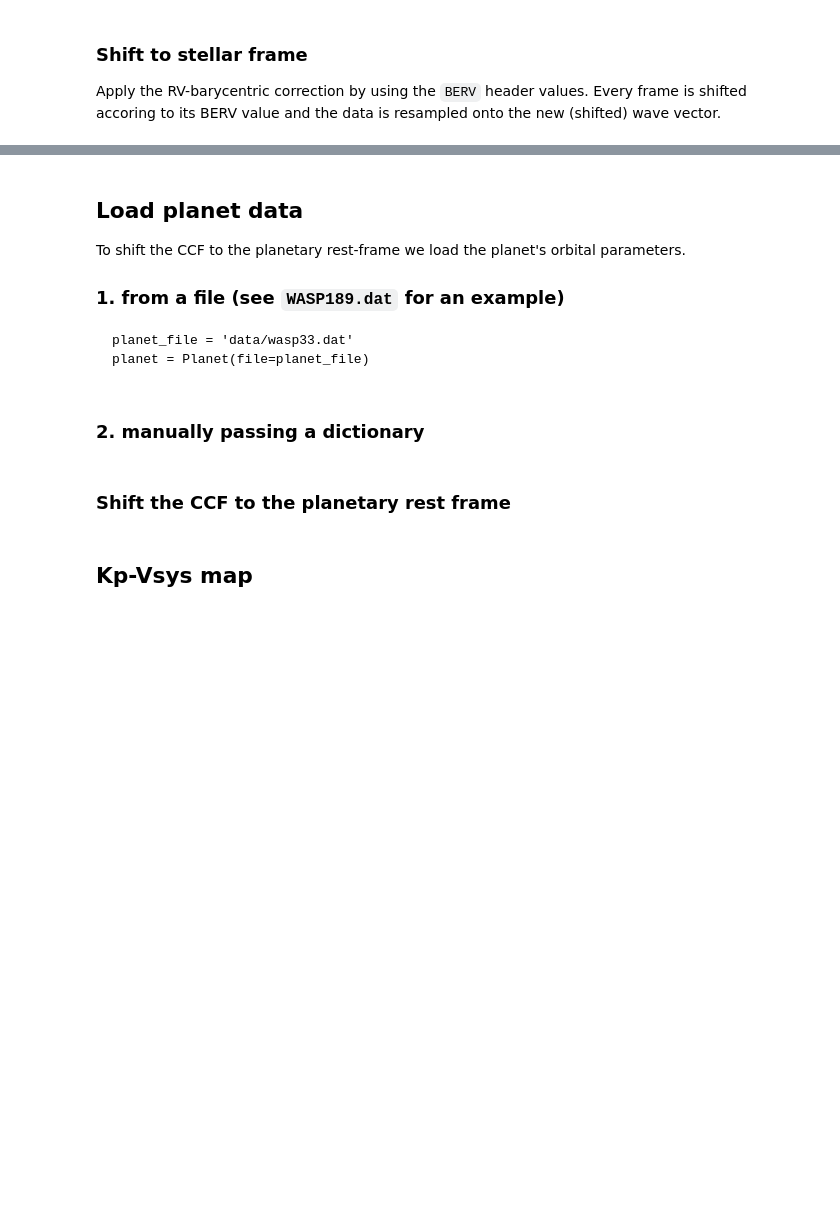
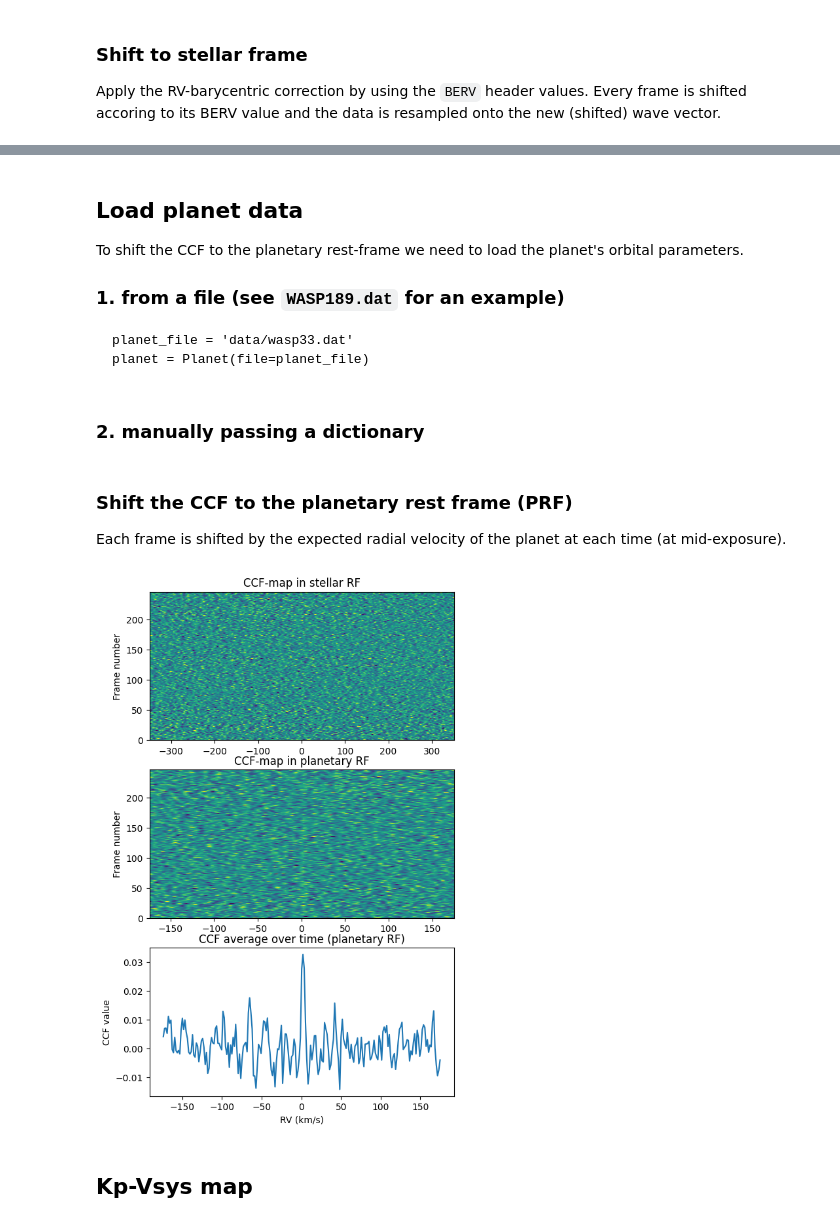
Before and after one commit to DGonzalezPicos/redcross, a Jupyter notebook: docs/source/notebooks/init_datacube.ipynb, the cells around one changed output, grey strips where cells are left out. Cells and saved outputs as stored; diff of their text form; code cells hidden in the pictures; blank space fills up the shorter version.

````diff
--- a/docs/source/notebooks/init_datacube.ipynb
+++ b/docs/source/notebooks/init_datacube.ipynb
@@ -124,6 +130,6 @@ ccf.run(dcm, weighted=True)
 # %% [markdown]
 ## Load planet data
-To shift the CCF to the planetary rest-frame we load the planet's orbital parameters.
+To shift the CCF to the planetary rest-frame we need to load the planet's orbital parameters.
 ### 1. from a file (see `WASP189.dat` for an example)
 
 ```
@@ -140,19 +145,21 @@ planet = Planet(**planet_dict)
 planet.BERV = header.BERV
 planet.MJD = header.MJD
 # %% [markdown]
-### Shift the CCF to the planetary rest frame
+### Shift the CCF to the planetary rest frame (PRF)
+Each frame is shifted by the expected radial velocity of the planet at each time (at mid-exposure).
 # %%
-# Plot results from CCF in stellar and planetary frame
-fig, ax = plt.subplots(3,1,figsize=(7,10))
+fig, ax = plt.subplots(3,1,figsize=(6,10))
 
 ccf.imshow(ax=ax[0])
 ccf_planet = ccf.to_planet_frame(planet, ax=ax[1])
 ax[2].plot(ccf_planet.rv, np.median(ccf_planet.flux, axis=0))
 
-ax[0].set(ylabel='Frame number', title='CCF-map in stellar rest frame')
-ax[1].set(ylabel='Frame number', title='CCF-map in planetary rest frame')
-ax[2].set(xlabel='RV (km/s)', ylabel='CCF value')
+ax[0].set(ylabel='Frame number', title='CCF-map in stellar RF')
+ax[1].set(ylabel='Frame number', title='CCF-map in planetary RF')
+ax[2].set(xlabel='RV (km/s)', ylabel='CCF value', title='CCF average over time (planetary RF)')
 plt.show()
+# %% [output]
+[figure, added]
 # %% [markdown]
 ## Kp-Vsys map
 # %% [markdown]
````
Also changed, not shown: parts of 12 cells of this notebook, 4 other files.
